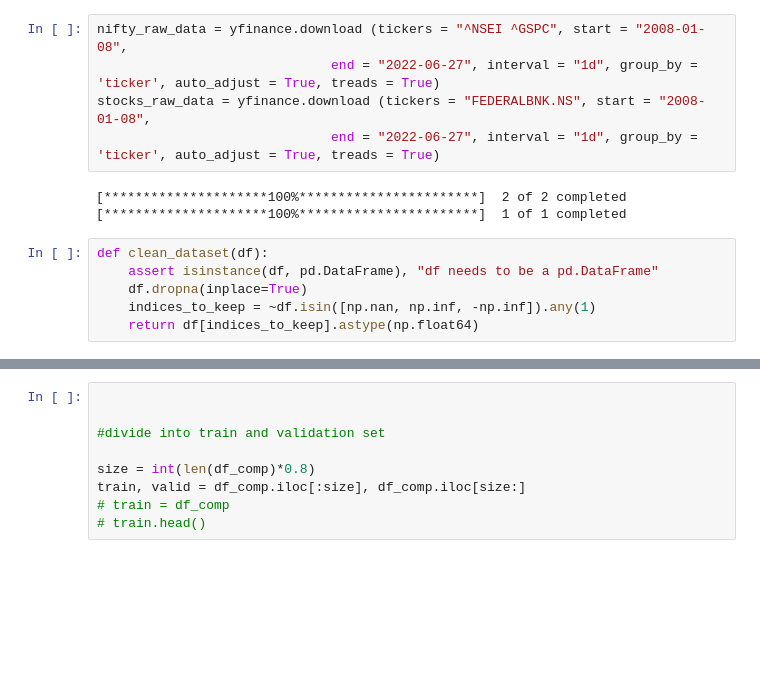
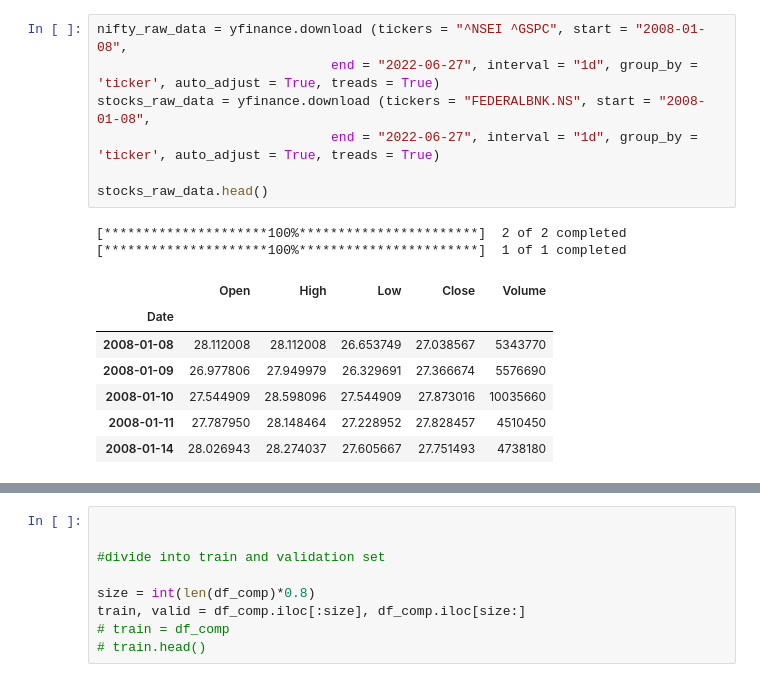
Before and after one commit to vvvipindsm/Interview, a Jupyter notebook: playground.ipynb, the cells around one changed output, grey strips where cells are left out. Drawn from its saved outputs; the diff is of its cells as text; blank space fills up the shorter version.

```diff
--- a/playground.ipynb
+++ b/playground.ipynb
@@ -33,14 +33,17 @@ Requirement already satisfied: numpy in /usr/local/lib/python3.7/dist-packages (
 # %%
 nifty_raw_data = yfinance.download (tickers = "^NSEI ^GSPC", start = "2008-01-08",
                               end = "2022-06-27", interval = "1d", group_by = 'ticker', auto_adjust = True, treads = True)
 stocks_raw_data = yfinance.download (tickers = "FEDERALBNK.NS", start = "2008-01-08",
                               end = "2022-06-27", interval = "1d", group_by = 'ticker', auto_adjust = True, treads = True)
+
+stocks_raw_data.head()
 # %% [output]
 [*********************100%***********************]  2 of 2 completed
 [*********************100%***********************]  1 of 1 completed
+|  | Open | High | Low | Close | Volume |
+| Date |  |  |  |  |  |
+| 2008-01-08 | 28.112008 | 28.112008 | 26.653749 | 27.038567 | 5343770 |
+| 2008-01-09 | 26.977806 | 27.949979 | 26.329691 | 27.366674 | 5576690 |
+| 2008-01-10 | 27.544909 | 28.598096 | 27.544909 | 27.873016 | 10035660 |
+| 2008-01-11 | 27.787950 | 28.148464 | 27.228952 | 27.828457 | 4510450 |
+| 2008-01-14 | 28.026943 | 28.274037 | 27.605667 | 27.751493 | 4738180 |
-# %%
-def clean_dataset(df):
-    assert isinstance(df, pd.DataFrame), "df needs to be a pd.DataFrame"
-    df.dropna(inplace=True)
-    indices_to_keep = ~df.isin([np.nan, np.inf, -np.inf]).any(1)
-    return df[indices_to_keep].astype(np.float64)
```
Also changed, not shown: parts of 8 cells of this notebook.
